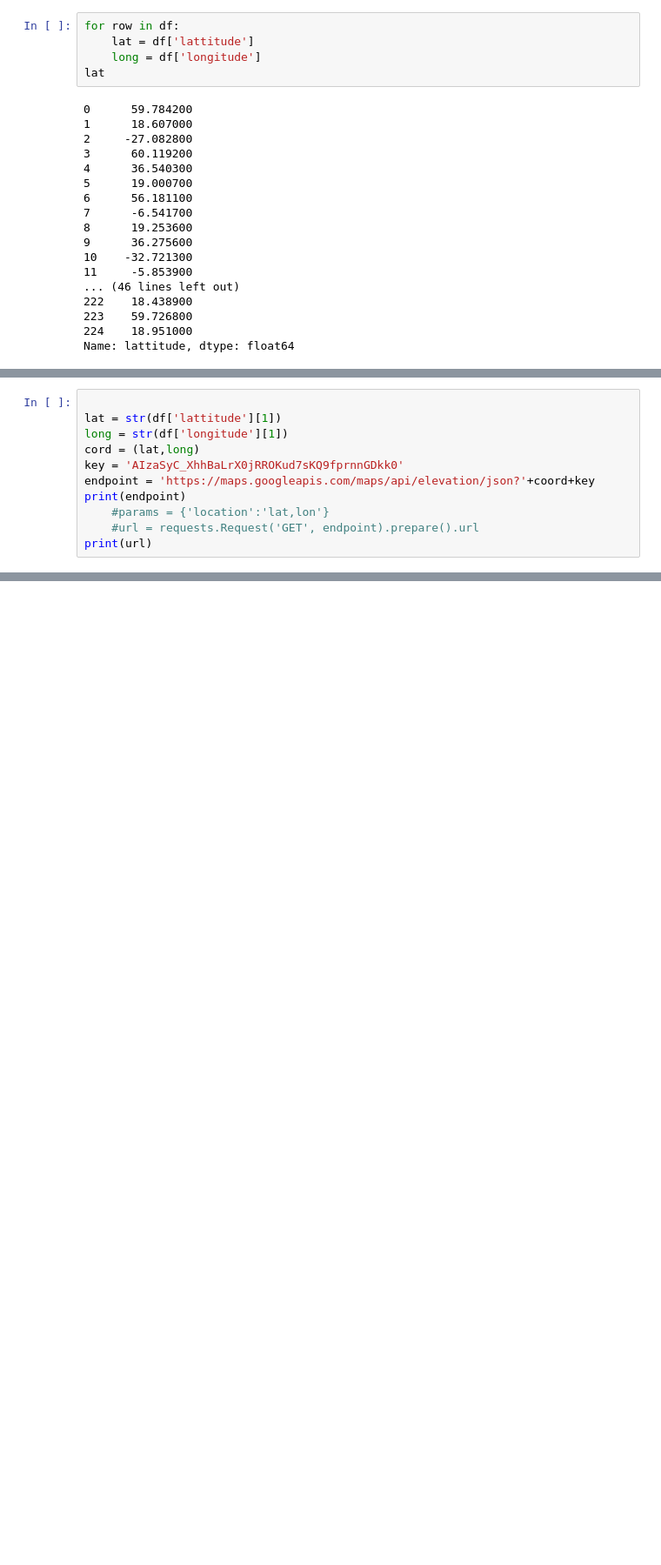
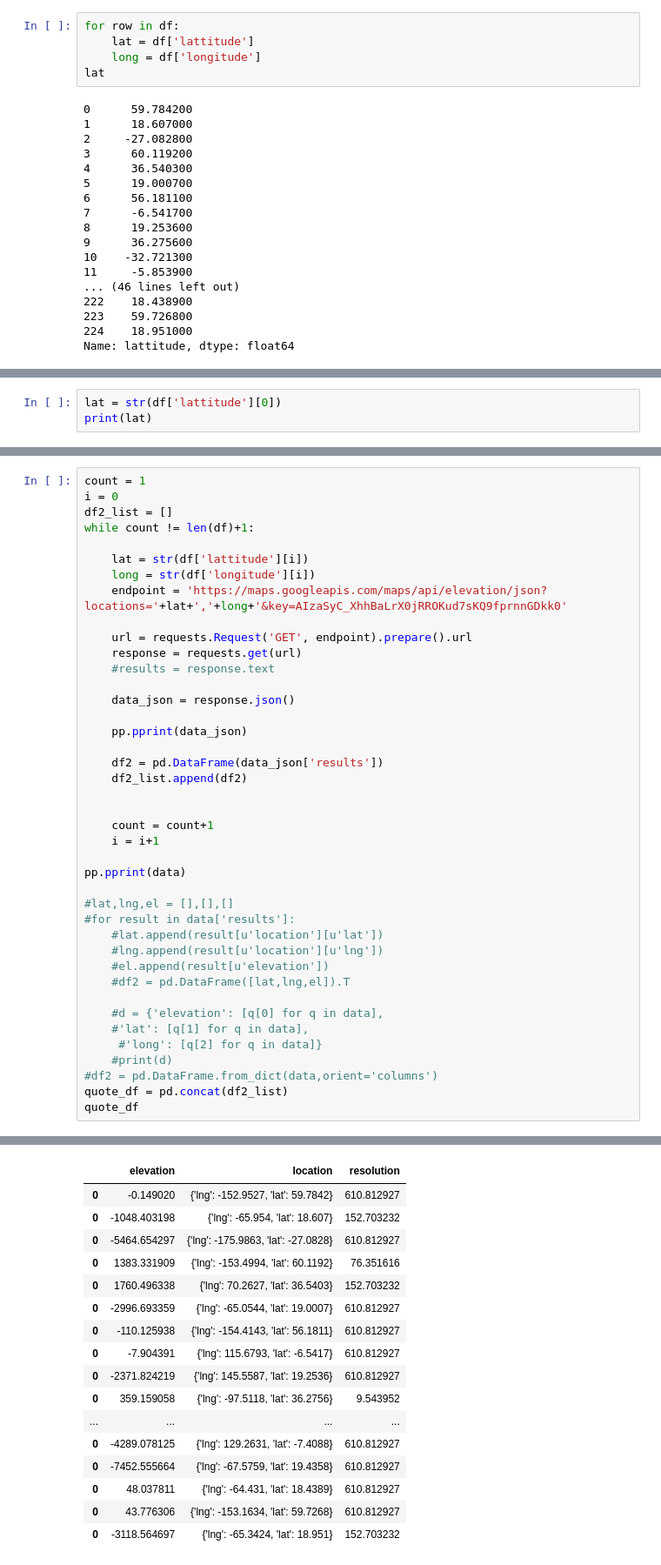
Before and after one commit to ramu225/ce599-s17, a Jupyter notebook: 7-Open Data APIs/api-demo.ipynb, the cells around one changed output, grey strips where cells are left out. Shown at 87% size. Drawn from its saved outputs; the diff is of its cells as text; blank space fills up the shorter version.

```diff
--- a/7-Open Data APIs/api-demo.ipynb
+++ b/7-Open Data APIs/api-demo.ipynb
@@ -641,11 +656,0 @@ print(coord)
-# %%
-
-lat = str(df['lattitude'][1])
-long = str(df['longitude'][1])
-cord = (lat,long)
-key = 'AIzaSyC_XhhBaLrX0jRROKud7sKQ9fprnnGDkk0'
-endpoint = 'https://maps.googleapis.com/maps/api/elevation/json?'+coord+key
-print(endpoint)
-    #params = {'location':'lat,lon'}
-    #url = requests.Request('GET', endpoint).prepare().url
-print(url)
@@ -653,0 +657,3 @@ NameError: name 'coord' is not defined
+# %%
+lat = str(df['lattitude'][0])
+print(lat)
@@ -653,0 +664,42 @@ NameError: name 'coord' is not defined
+# %%
+count = 1
+i = 0
+df2_list = []
+while count != len(df)+1:
+
+    lat = str(df['lattitude'][i])
+    long = str(df['longitude'][i])
+    endpoint = 'https://maps.googleapis.com/maps/api/elevation/json?locations='+lat+','+long+'&key=AIzaSyC_XhhBaLrX0jRROKud7sKQ9fprnnGDkk0'
+
+    url = requests.Request('GET', endpoint).prepare().url
+    response = requests.get(url)
+    #results = response.text
+
+    data_json = response.json()
+
+    pp.pprint(data_json)
+
+    df2 = pd.DataFrame(data_json['results'])
+    df2_list.append(df2)
+
+
+    count = count+1
+    i = i+1
+
+pp.pprint(data)
+
+#lat,lng,el = [],[],[]
+#for result in data['results']:
+    #lat.append(result[u'location'][u'lat'])
+    #lng.append(result[u'location'][u'lng'])
+    #el.append(result[u'elevation'])
+    #df2 = pd.DataFrame([lat,lng,el]).T
+
+    #d = {'elevation': [q[0] for q in data],
+    #'lat': [q[1] for q in data],
+     #'long': [q[2] for q in data]}
+    #print(d)
+#df2 = pd.DataFrame.from_dict(data,orient='columns')
+quote_df = pd.concat(df2_list)
+quote_df
+# %% [output]
@@ -653,0 +723,17 @@ NameError: name 'coord' is not defined
+|  | elevation | location | resolution |
+| 0 | -0.149020 | {'lng': -152.9527, 'lat': 59.7842} | 610.812927 |
+| 0 | -1048.403198 | {'lng': -65.954, 'lat': 18.607} | 152.703232 |
+| 0 | -5464.654297 | {'lng': -175.9863, 'lat': -27.0828} | 610.812927 |
+| 0 | 1383.331909 | {'lng': -153.4994, 'lat': 60.1192} | 76.351616 |
+| 0 | 1760.496338 | {'lng': 70.2627, 'lat': 36.5403} | 152.703232 |
+| 0 | -2996.693359 | {'lng': -65.0544, 'lat': 19.0007} | 610.812927 |
+| 0 | -110.125938 | {'lng': -154.4143, 'lat': 56.1811} | 610.812927 |
+| 0 | -7.904391 | {'lng': 115.6793, 'lat': -6.5417} | 610.812927 |
+| 0 | -2371.824219 | {'lng': 145.5587, 'lat': 19.2536} | 610.812927 |
+| 0 | 359.159058 | {'lng': -97.5118, 'lat': 36.2756} | 9.543952 |
+| ... | ... | ... | ... |
+| 0 | -4289.078125 | {'lng': 129.2631, 'lat': -7.4088} | 610.812927 |
+| 0 | -7452.555664 | {'lng': -67.5759, 'lat': 19.4358} | 610.812927 |
+| 0 | 48.037811 | {'lng': -64.431, 'lat': 18.4389} | 610.812927 |
+| 0 | 43.776306 | {'lng': -153.1634, 'lat': 59.7268} | 610.812927 |
+| 0 | -3118.564697 | {'lng': -65.3424, 'lat': 18.951} | 152.703232 |
```
Also changed, not shown: parts of 8 cells of this notebook.
